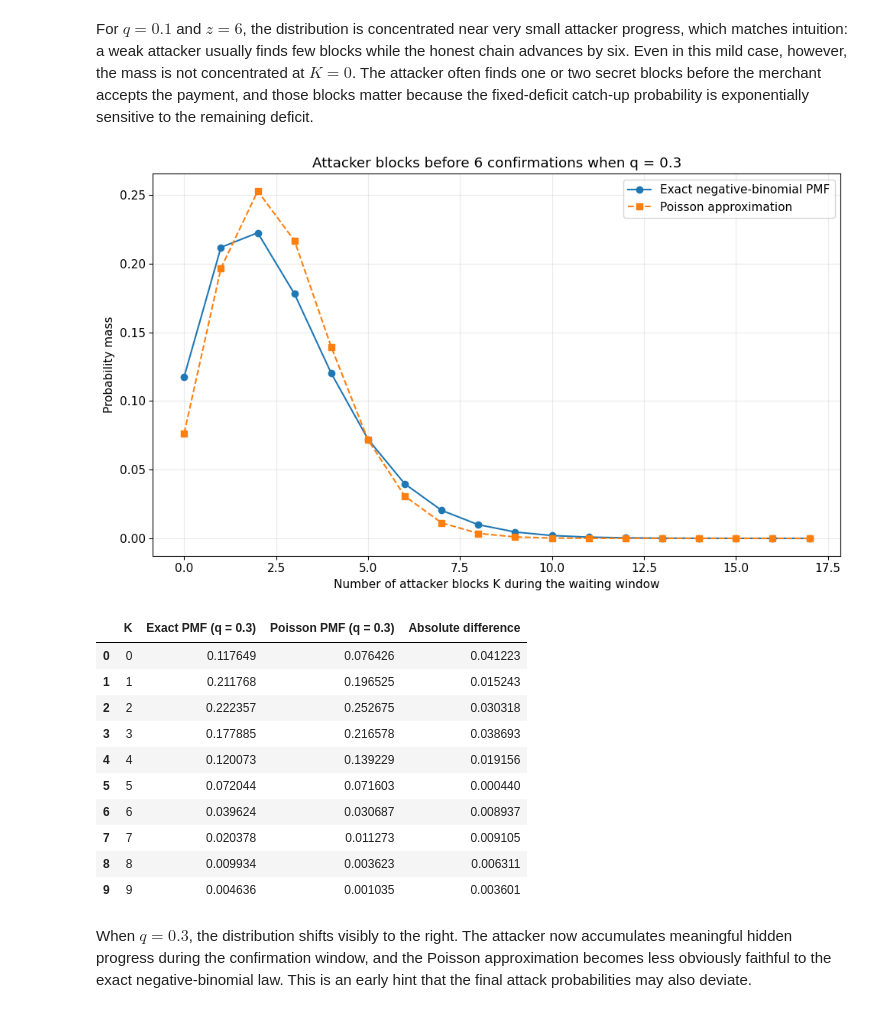
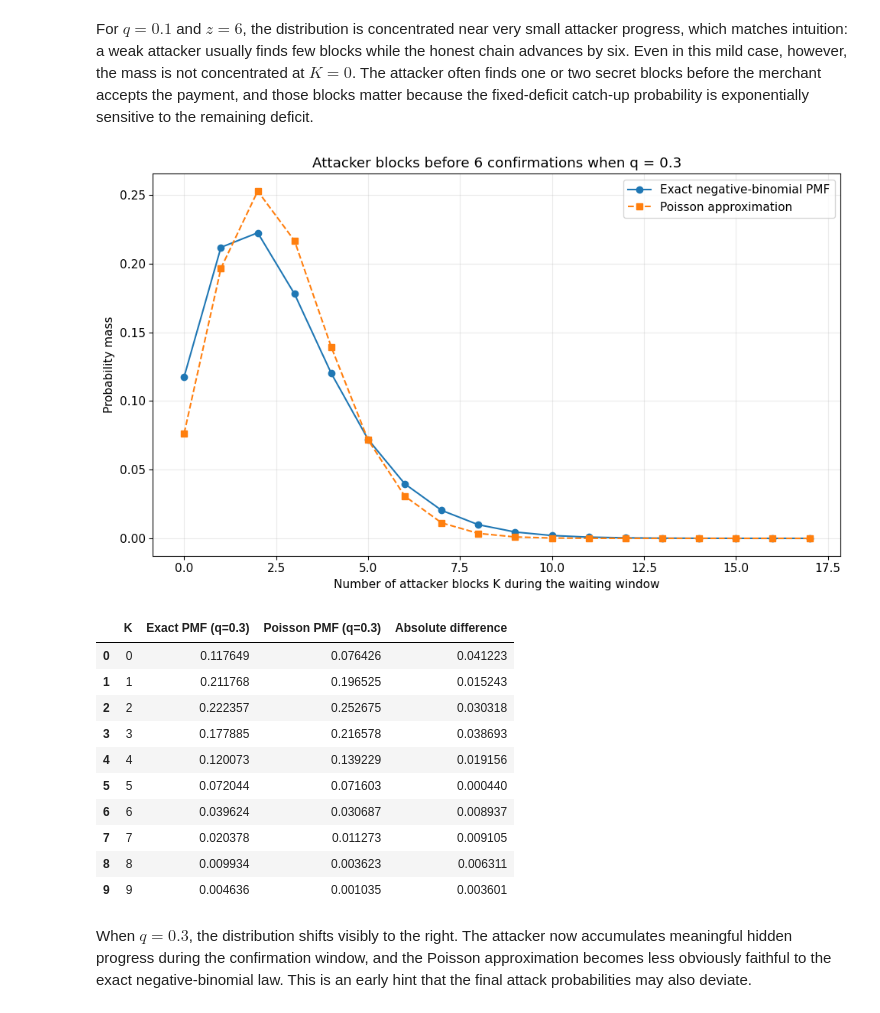
Before and after one commit to M1Draginov/bitcoin-confirmation-risk-analysis, a Jupyter notebook: bitcoin_pow_security_analysis.ipynb, the cells around one changed output. Drawn from its saved outputs; the diff is of its cells as text; code cells hidden in the pictures.

```diff
--- a/bitcoin_pow_security_analysis.ipynb
+++ b/bitcoin_pow_security_analysis.ipynb
@@ -487,43 +621,32 @@ moment_table
 For $q=0.1$ and $z=6$, the distribution is concentrated near very small attacker progress, which matches intuition: a weak attacker usually finds few blocks while the honest chain advances by six. Even in this mild case, however, the mass is not concentrated at $K=0$. The attacker often finds one or two secret blocks before the merchant accepts the payment, and those blocks matter because the fixed-deficit catch-up probability is exponentially sensitive to the remaining deficit.
 # %%
+
 q_large = 0.3
-z_wait = 6
-k_values = np.arange(0, 18)
-
-pmf_exact_large = negative_binomial_attacker_pmf(
-    k_values,
-    confirmations=z_wait,
-    attacker_share=q_large
-)
-pmf_poisson_large = poisson_attacker_pmf(
-    k_values,
-    confirmations=z_wait,
-    attacker_share=q_large
-)
+pmf_exact_large = negative_binomial_attacker_pmf(k_values, confirmations=z_wait, attacker_share=q_large)
+pmf_poisson_large = poisson_attacker_pmf(k_values, confirmations=z_wait, attacker_share=q_large)
 
 fig, ax = plt.subplots()
 ax.plot(k_values, pmf_exact_large, marker="o", label="Exact negative-binomial PMF")
 ax.plot(k_values, pmf_poisson_large, marker="s", linestyle="--", label="Poisson approximation")
 ax.set_title("Attacker blocks before 6 confirmations when q = 0.3")
 ax.set_xlabel("Number of attacker blocks K during the waiting window")
 ax.set_ylabel("Probability mass")
 ax.legend()
 fig.tight_layout()
 plt.show()
 
 pmf_comparison_table = pd.DataFrame(
     {
         "K": k_values,
-        "Exact PMF (q = 0.3)": pmf_exact_large,
-        "Poisson PMF (q = 0.3)": pmf_poisson_large,
+        "Exact PMF (q=0.3)": pmf_exact_large,
+        "Poisson PMF (q=0.3)": pmf_poisson_large,
         "Absolute difference": np.abs(pmf_exact_large - pmf_poisson_large),
     }
 )
-
 pmf_comparison_table.head(10)
 # %% [output]
 [figure]
-|  | K | Exact PMF (q = 0.3) | Poisson PMF (q = 0.3) | Absolute difference |
+|  | K | Exact PMF (q=0.3) | Poisson PMF (q=0.3) | Absolute difference |
 | 0 | 0 | 0.117649 | 0.076426 | 0.041223 |
 | 1 | 1 | 0.211768 | 0.196525 | 0.015243 |
 | 2 | 2 | 0.222357 | 0.252675 | 0.030318 |
```
Also changed, not shown: parts of 21 cells of this notebook.
